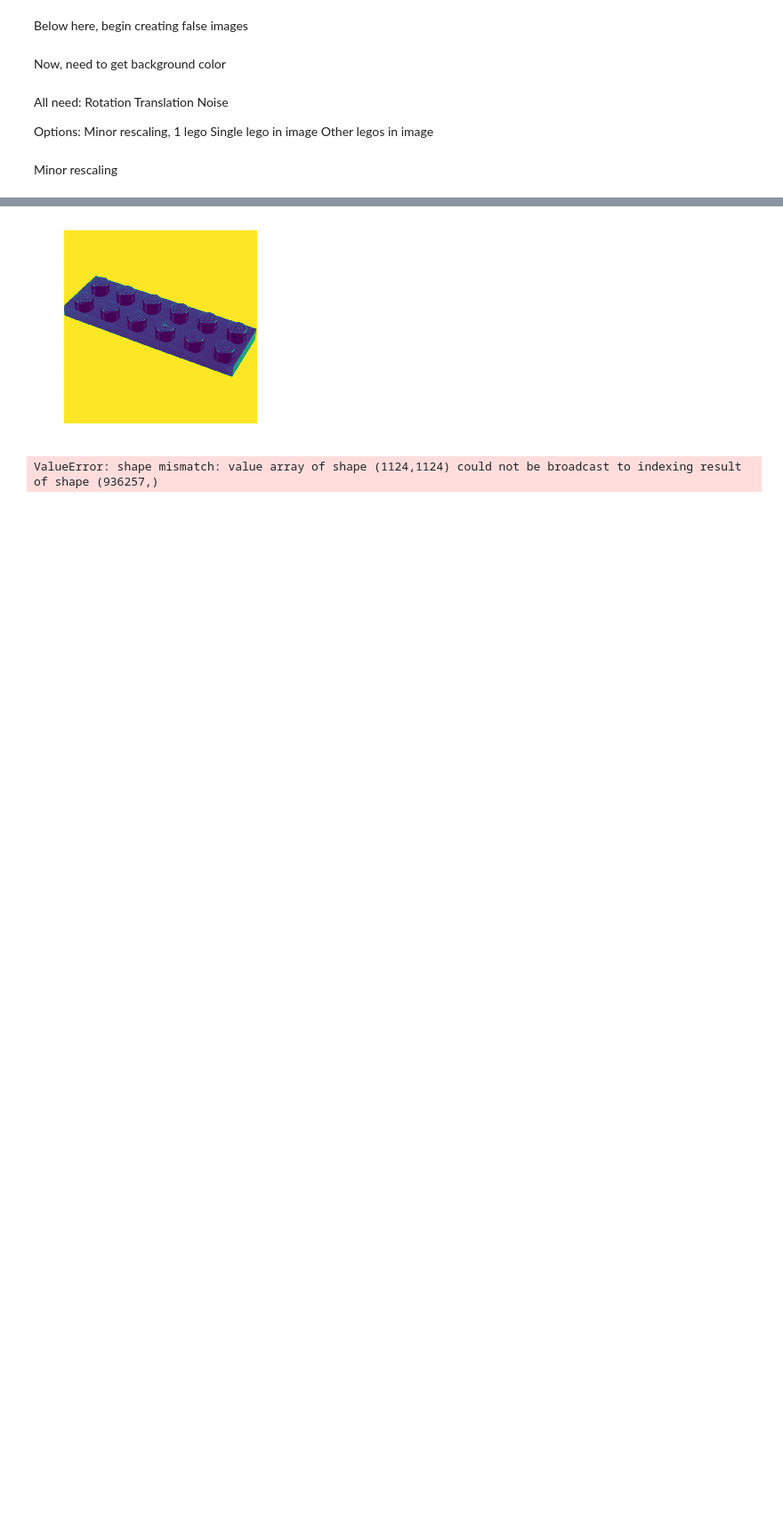
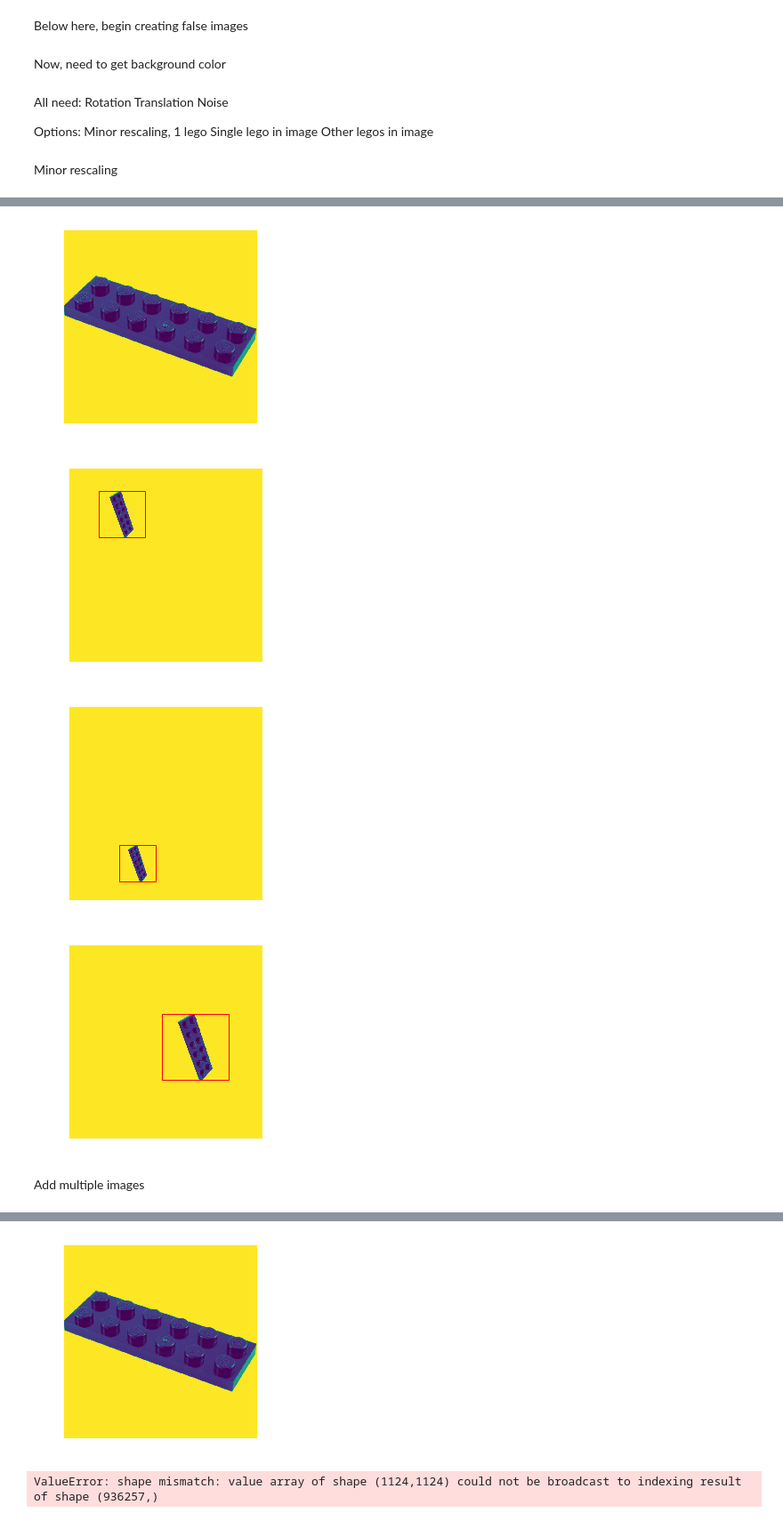
Before and after one commit to markertsean/lego_bounding_boxes, a Jupyter notebook: artificially_inflate_data.ipynb, the cells around one changed output, grey strips where cells are left out. Shown at 89% size. Saved outputs shown, nothing was run; the diff lists cells and outputs as text; code cells hidden in the pictures; blank space fills up the shorter version.

Commit message:
Have something set up for generating images beetter

```diff
--- a/artificially_inflate_data.ipynb
+++ b/artificially_inflate_data.ipynb
@@ -226,0 +211,48 @@ for false_image_i in range( 0 , n_images ):
+# %%
+plt.imshow( image_rgb_arr[0] )
+plt.show()
+
+
+
+# Loop over number of reproduced images we will make
+for false_image_i in range( 0 , n_images ):
+
+    lego_arr = toss_lego(
+                            lego_image_base,
+                            min_false_image_resize,
+                            max_false_image_resize,
+                         )
+
+    img_arr, bound_dict = embed_lego(
+                                lego_arr ,
+                                min_false_image_mult   ,
+                                max_false_image_mult   ,
+                           )
+
+    min_x = bound_dict['x_min']
+    max_x = bound_dict['x_max']
+    min_y = bound_dict['y_min']
+    max_y = bound_dict['y_max']
+
+    fig, ax = plt.subplots(1)
+    rect = patches.Rectangle((min_y,min_x),max_x-min_x,max_y-min_y,linewidth=1,edgecolor='r',facecolor='none')
+    # Add the patch to the Axes
+    ax.add_patch(rect)
+
+
+    out_box_list[str(big_counter)] = [min_x,min_y,max_x,max_y]
+
+
+
+    big_counter = big_counter + 1
+
+
+    ax.imshow( img_arr[0] )
+    plt.show()
+# %% [output]
+[figure, added]
+[figure, added]
+[figure, added]
+[figure, added]
+# %% [markdown]
+Add multiple images
```
Also changed, not shown: parts of 5 cells of this notebook.
